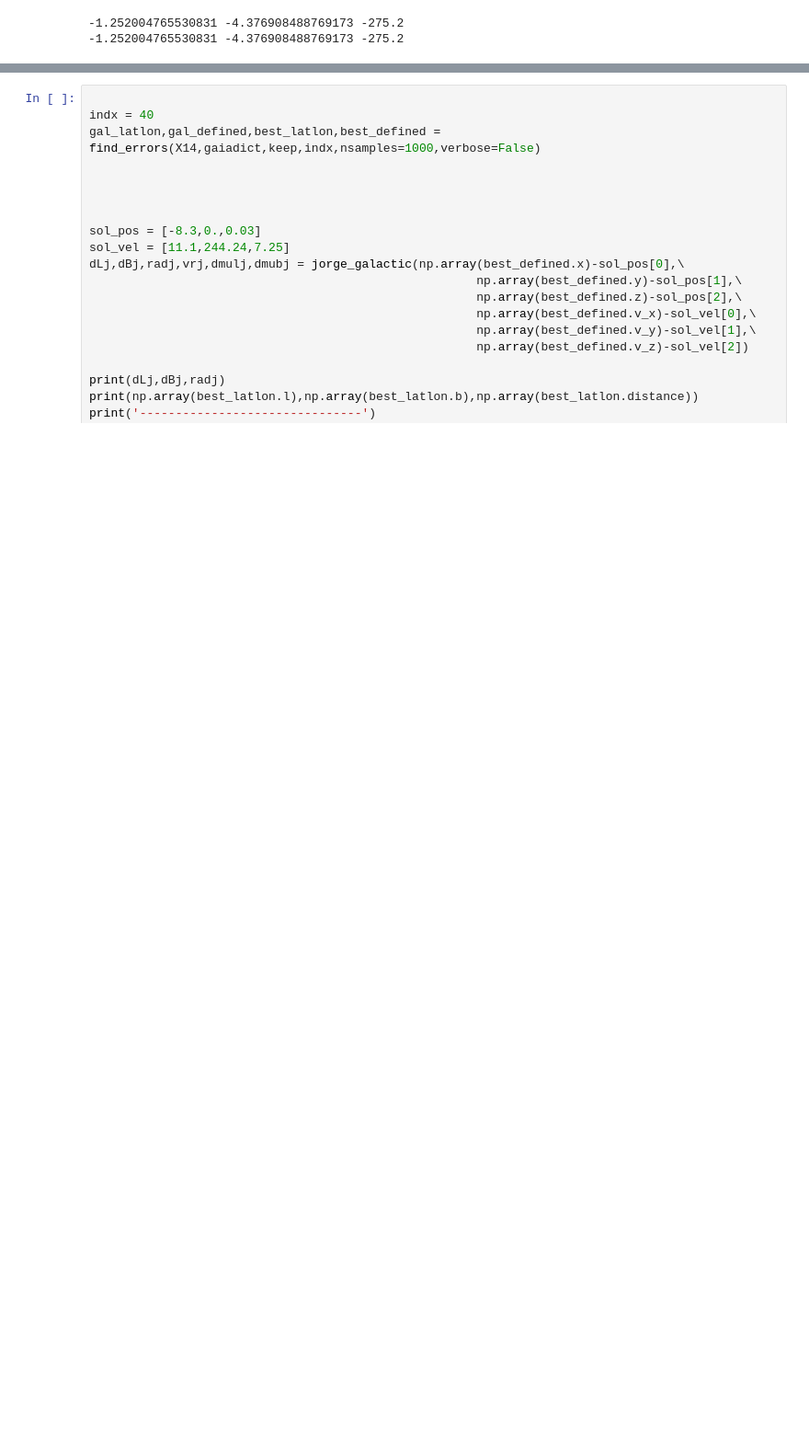
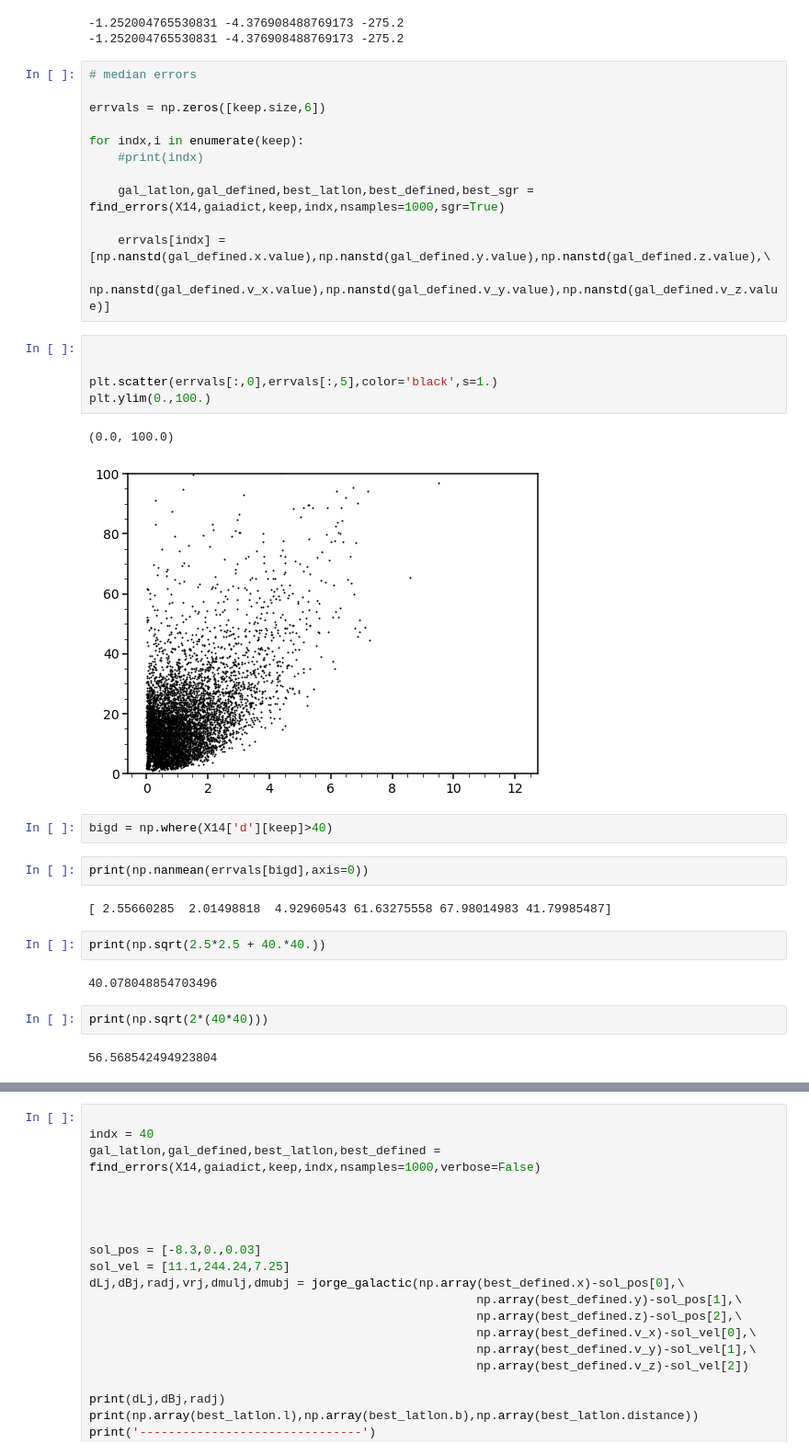
Before and after one commit to michael-petersen/ReflexMotion, a Jupyter notebook: KGiants-Data.ipynb, the cells around one changed output, grey strips where cells are left out. Shown: that part at 92% size. Saved outputs shown, nothing was run; the diff lists cells and outputs as text; blank space fills up the shorter version.

```diff
--- a/KGiants-Data.ipynb
+++ b/KGiants-Data.ipynb
@@ -1013,3 +994,37 @@ gal_latlon,gal_defined,best_latlon,best_defined,best_sgr = find_errors(X14,gaiad
 # %% [output]
 -1.252004765530831 -4.376908488769173 -275.2
 -1.252004765530831 -4.376908488769173 -275.2
+# %%
+# median errors
+
+errvals = np.zeros([keep.size,6])
+
+for indx,i in enumerate(keep):
+    #print(indx)
+
+    gal_latlon,gal_defined,best_latlon,best_defined,best_sgr = find_errors(X14,gaiadict,keep,indx,nsamples=1000,sgr=True)
+
+    errvals[indx] = [np.nanstd(gal_defined.x.value),np.nanstd(gal_defined.y.value),np.nanstd(gal_defined.z.value),\
+                     np.nanstd(gal_defined.v_x.value),np.nanstd(gal_defined.v_y.value),np.nanstd(gal_defined.v_z.value)]
+# %%
+
+
+plt.scatter(errvals[:,0],errvals[:,5],color='black',s=1.)
+plt.ylim(0.,100.)
+# %% [output]
+(0.0, 100.0)
+[figure, added]
+# %%
+bigd = np.where(X14['d'][keep]>40)
+# %%
+print(np.nanmean(errvals[bigd],axis=0))
+# %% [output]
+[ 2.55660285  2.01498818  4.92960543 61.63275558 67.98014983 41.79985487]
+# %%
+print(np.sqrt(2.5*2.5 + 40.*40.))
+# %% [output]
+40.078048854703496
+# %%
+print(np.sqrt(2*(40*40)))
+# %% [output]
+56.568542494923804
```
Also changed, not shown: parts of 7 cells of this notebook, 9 other files.
